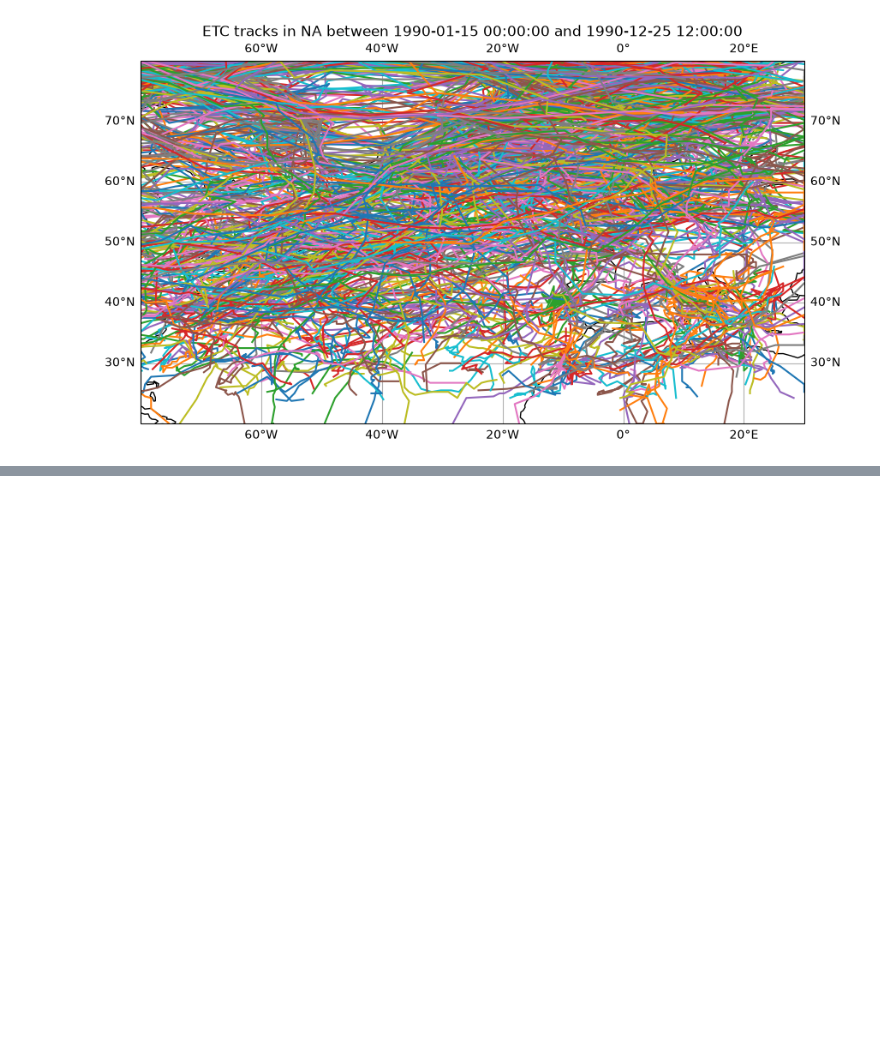
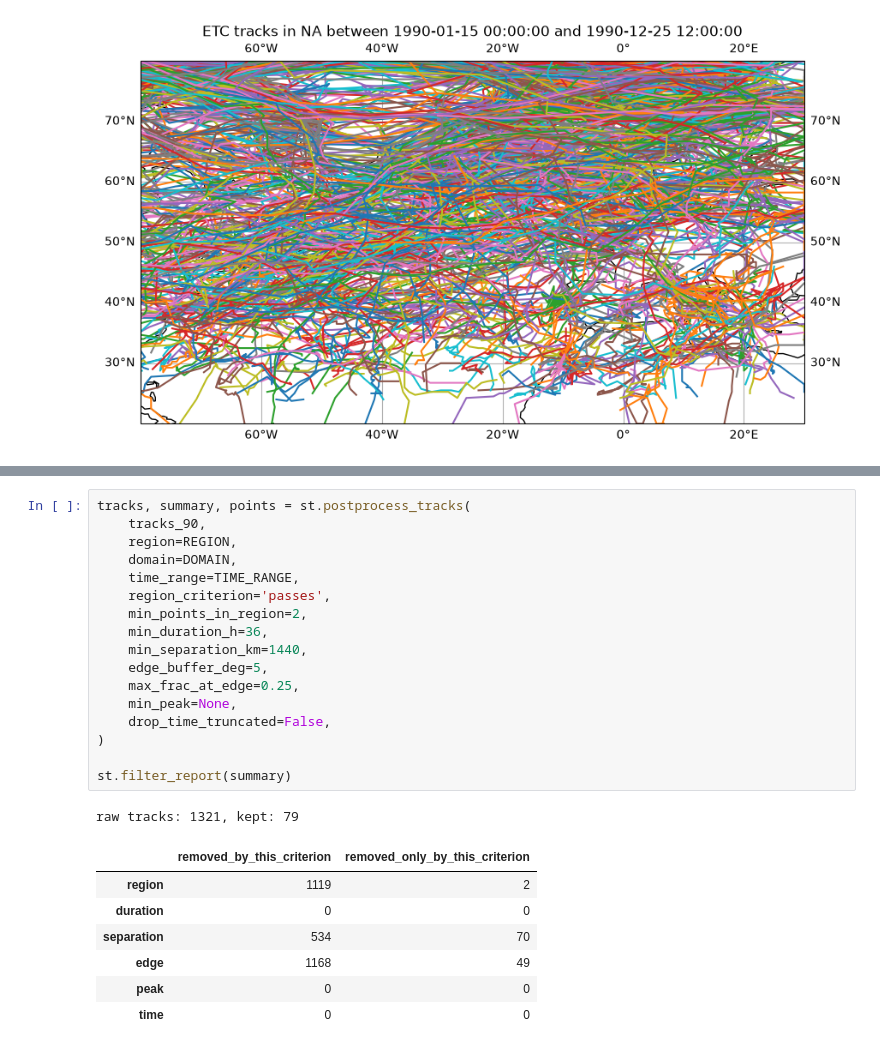
Before and after one commit to AThormann/master_thesis, a Jupyter notebook: PyStormTracker/test_of_module.ipynb, the cells around one changed output, grey strips where cells are left out. Drawn from its saved outputs; the diff is of its cells as text; blank space fills up the shorter version.

```diff
--- a/PyStormTracker/test_of_module.ipynb
+++ b/PyStormTracker/test_of_module.ipynb
@@ -50,0 +60,26 @@ fig, ax = plt.subplots(figsize=(10, 5), subplot_kw={'projection': ccrs.PlateCarr
+# %%
+tracks, summary, points = st.postprocess_tracks(
+    tracks_90,
+    region=REGION,
+    domain=DOMAIN,
+    time_range=TIME_RANGE,
+    region_criterion='passes',
+    min_points_in_region=2,
+    min_duration_h=36,
+    min_separation_km=1440,
+    edge_buffer_deg=5,
+    max_frac_at_edge=0.25,
+    min_peak=None,
+    drop_time_truncated=False,
+)
+
+st.filter_report(summary)
+# %% [output]
+raw tracks: 1321, kept: 79
+|  | removed_by_this_criterion | removed_only_by_this_criterion |
+| region | 1119 | 2 |
+| duration | 0 | 0 |
+| separation | 534 | 70 |
+| edge | 1168 | 49 |
+| peak | 0 | 0 |
+| time | 0 | 0 |
```
Also changed, not shown: parts of 15 cells of this notebook.
